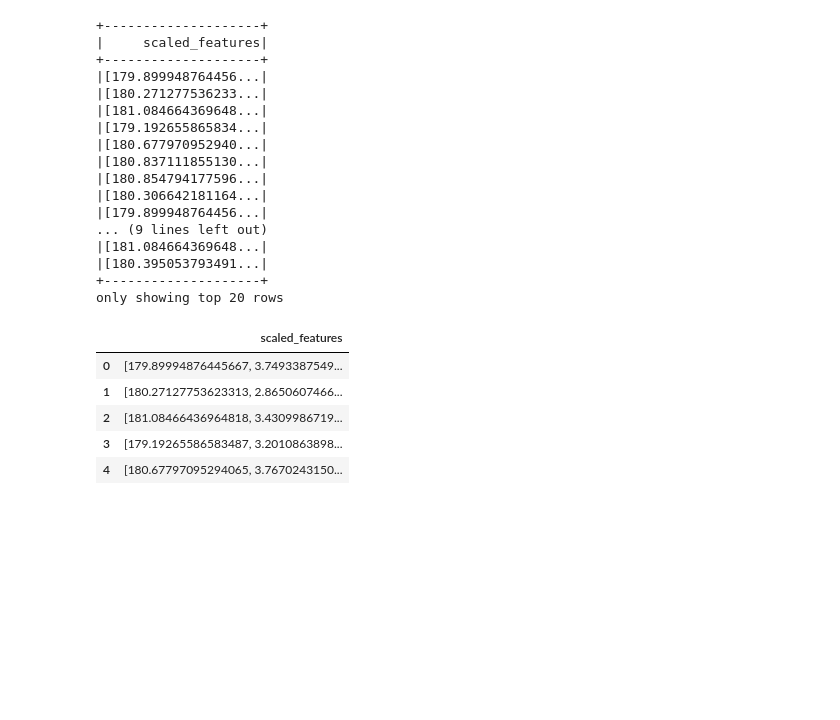
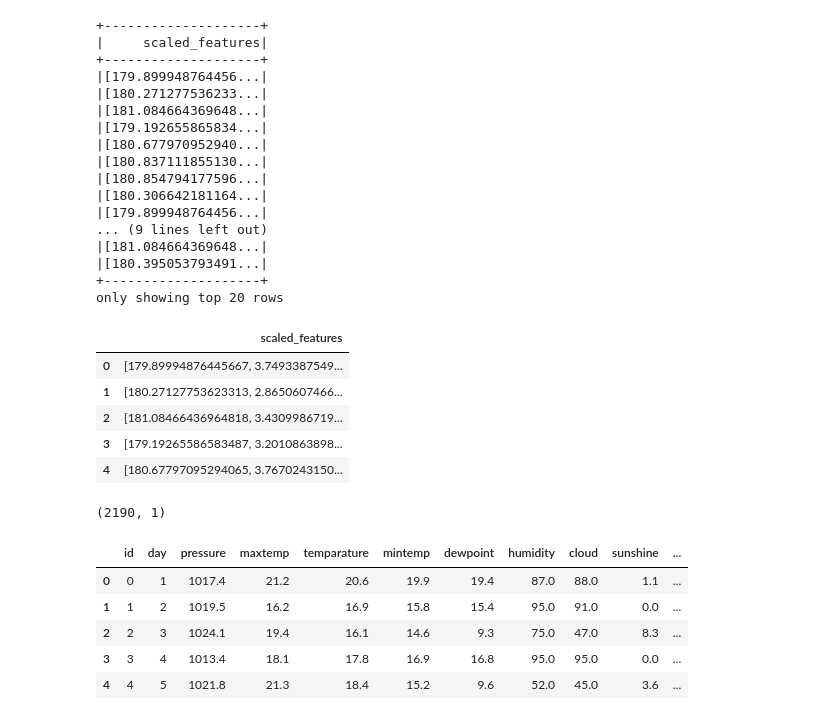
Before and after one commit to savindumahasen/Rainfall-prediction-ML-project, a Jupyter notebook: notebook.ipynb, the cells around one changed output. Cells and saved outputs as stored; diff of their text form; code cells hidden in the pictures; blank space fills up the shorter version.

```diff
--- a/notebook.ipynb
+++ b/notebook.ipynb
@@ -205,3 +205,17 @@ pandas_df.head()
 | 2 | [181.08466436964818, 3.4309986719... |
 | 3 | [179.19265586583487, 3.2010863898... |
 | 4 | [180.67797095294065, 3.7670243150... |
+# %%
+pandas_df.shape
+# %% [output]
+(2190, 1)
+# %%
+df_train_set_pandas = df_train_set.toPandas()
+df_train_set_pandas.head()
+# %% [output]
+|  | id | day | pressure | maxtemp | temparature | mintemp | dewpoint | humidity | cloud | sunshine | ... |
+| 0 | 0 | 1 | 1017.4 | 21.2 | 20.6 | 19.9 | 19.4 | 87.0 | 88.0 | 1.1 | ... |
+| 1 | 1 | 2 | 1019.5 | 16.2 | 16.9 | 15.8 | 15.4 | 95.0 | 91.0 | 0.0 | ... |
+| 2 | 2 | 3 | 1024.1 | 19.4 | 16.1 | 14.6 | 9.3 | 75.0 | 47.0 | 8.3 | ... |
+| 3 | 3 | 4 | 1013.4 | 18.1 | 17.8 | 16.9 | 16.8 | 95.0 | 95.0 | 0.0 | ... |
+| 4 | 4 | 5 | 1021.8 | 21.3 | 18.4 | 15.2 | 9.6 | 52.0 | 45.0 | 3.6 | ... |
```
Also changed, not shown: parts of 1 cell of this notebook.
